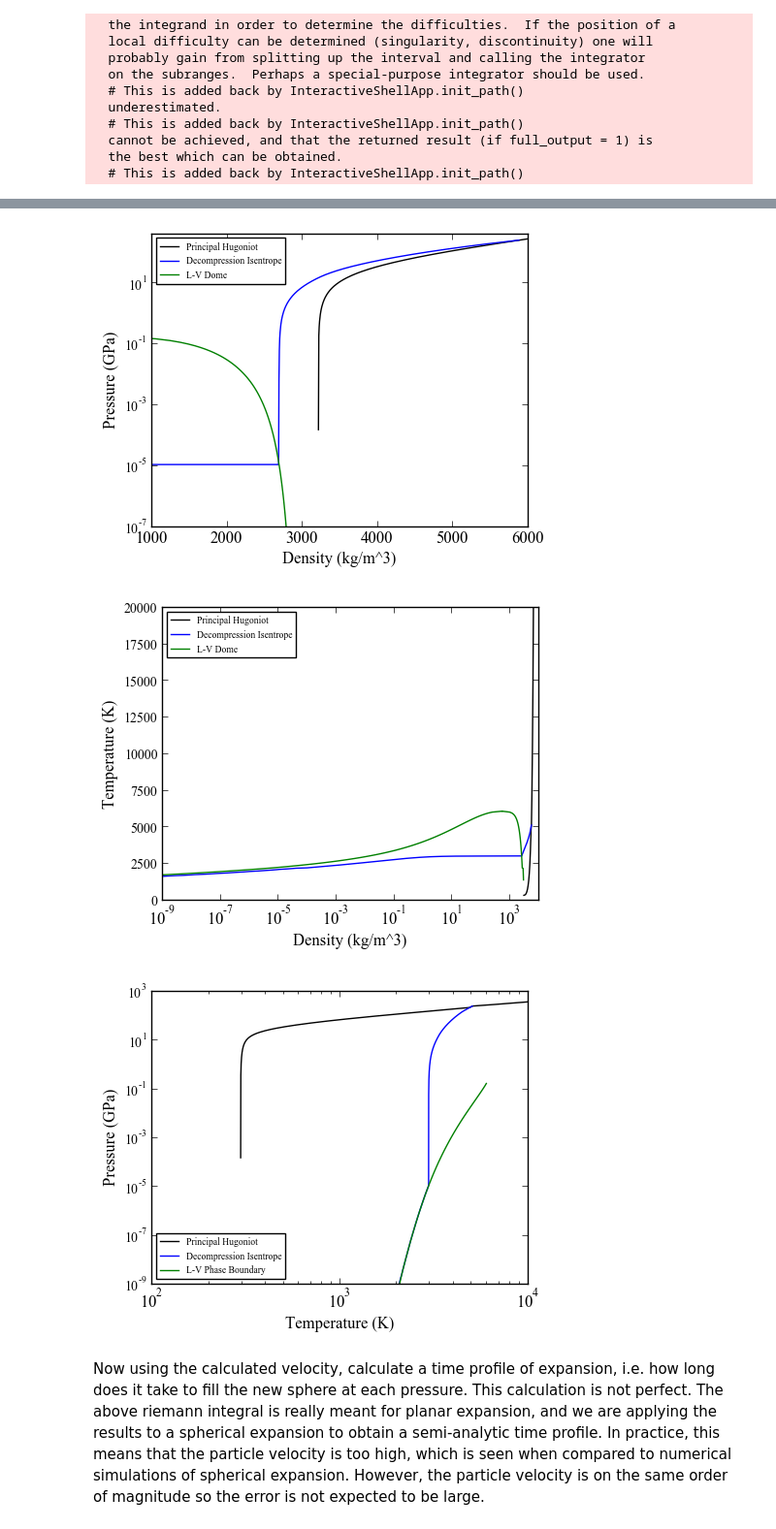
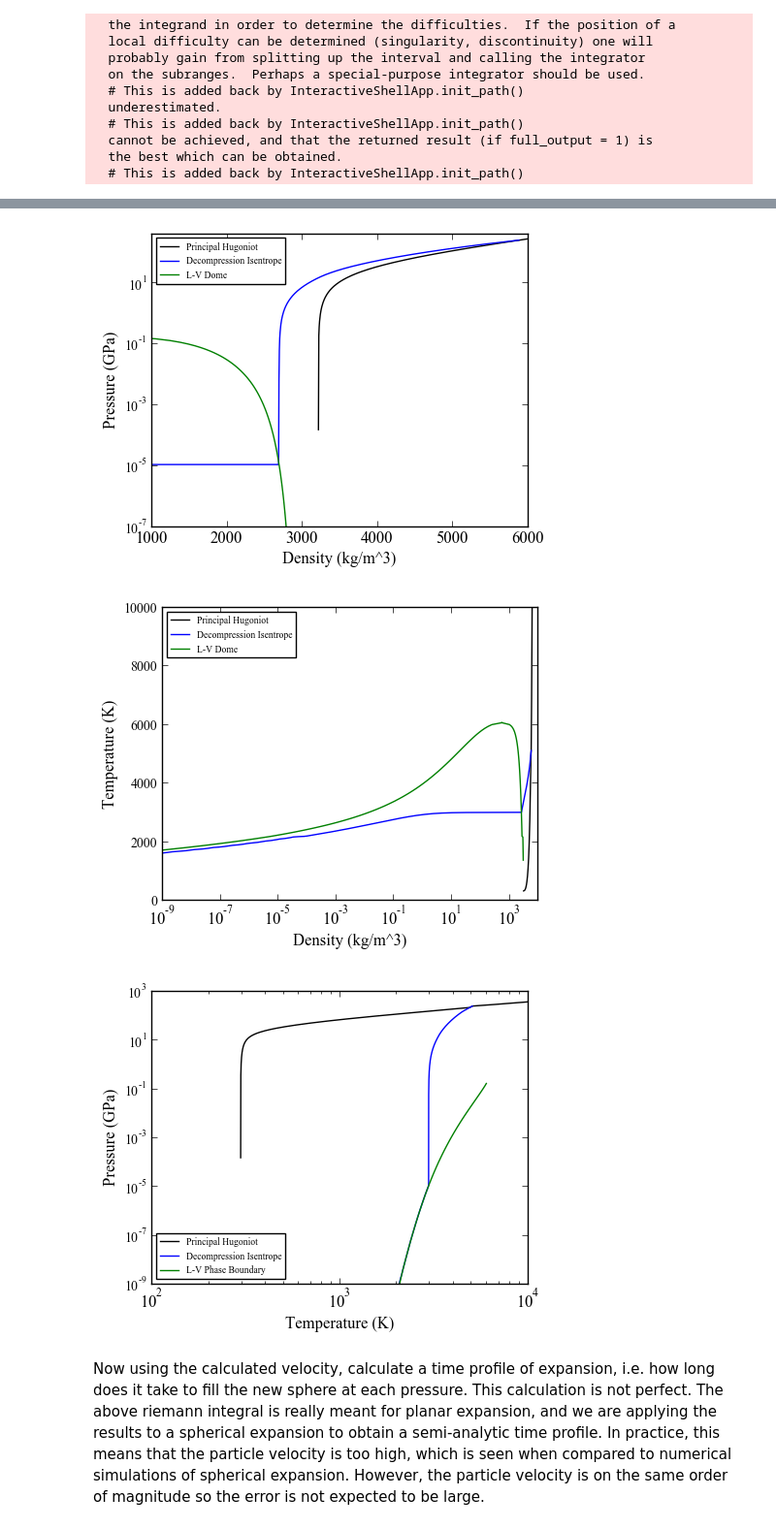
Before and after one commit to edavi006/Vapor_Plume_Expansion, a Jupyter notebook: Calculations/aneos-forsterite-2019-master/VaporPlumeExpansion.ipynb, the cells around one changed output, grey strips where cells are left out. Shown at 97% size. Drawn from its saved outputs; the diff is of its cells as text; code cells hidden in the pictures.

```diff
--- a/Calculations/aneos-forsterite-2019-master/VaporPlumeExpansion.ipynb
+++ b/Calculations/aneos-forsterite-2019-master/VaporPlumeExpansion.ipynb
@@ -386,11 +386,12 @@ plt.semilogx()
 plt.ylabel('Pressure (GPa)')
 plt.xlabel('Density (kg/m^3)')
 plt.legend(loc='best', fontsize='x-small',numpoints=1,scatterpoints=1)
-plt.savefig('P_Rho_decompression.pdf', format='pdf', dpi=1000)
+
 
 #plt.xlim(0,20)
 plt.ylim(10**(-9),1000)
 plt.xlim(10**(-9),10000)
+plt.savefig('P_Rho_decompression.pdf', format='pdf', dpi=1000)
 
 ##P-rho###
 plt.figure()
@@ -405,7 +406,6 @@ plt.semilogy()
 plt.ylabel('Pressure (GPa)')
 plt.xlabel('Density (kg/m^3)')
 plt.legend(loc='best', fontsize='x-small',numpoints=1,scatterpoints=1)
-
 
 #plt.xlim(0,20)
 plt.ylim(10**(-7),400)
@@ -428,37 +428,37 @@ plt.xlabel('Density (kg/m^3)')
 plt.legend(loc='best', fontsize='x-small',numpoints=1,scatterpoints=1)
 
 #plt.xlim(0,20)
-plt.ylim(0,20000)
+plt.ylim(0,10000)
 plt.xlim(10**(-9),10000)
 plt.savefig('T_Rho_decompression.pdf', format='pdf', dpi=1000)
 
 ##P-T###
 plt.figure()
 plt.plot(forsthug.T,forsthug.P,'-',color='black',label='Principal Hugoniot')
 plt.plot(forstEOS.T[S_ind,:P_ind+1],forstEOS.P[S_ind,:P_ind+1],'-',color='blue',label='Decompression Isentrope')
 plt.plot(NewEOS.vc.T,NewEOS.vc.Pv,'-',color='green',label='L-V Phase Boundary')
 
 #NewEOS.vc.T
 
 plt.semilogy()
 plt.semilogx()
 
 plt.ylabel('Pressure (GPa)')
 plt.xlabel('Temperature (K)')
 plt.legend(loc='best', fontsize='x-small',numpoints=1,scatterpoints=1)
 
 plt.xlim(100,10000)
 plt.ylim(10**(-9),1000)
 plt.savefig('T_P_decompression.pdf', format='pdf', dpi=1000)
 
 
 plt.show()
 # %% [output]
 [figure]
 [figure]
 [figure]
 [figure]
-[figure, old version]
+[figure, new version]
 [figure]
 # %% [markdown]
 Now using the calculated velocity, calculate a time profile of expansion, i.e. how long does it take to fill the new sphere at each pressure. This calculation is not perfect. The above riemann integral is really meant for planar expansion, and we are applying the results to a spherical expansion to obtain a semi-analytic time profile. In practice, this means that the particle velocity is too high, which is seen when compared to numerical simulations of spherical expansion. However, the particle velocity is on the same order of magnitude so the error is not expected to be large.
```
Also changed, not shown: parts of 3 cells of this notebook, 7 other files.
